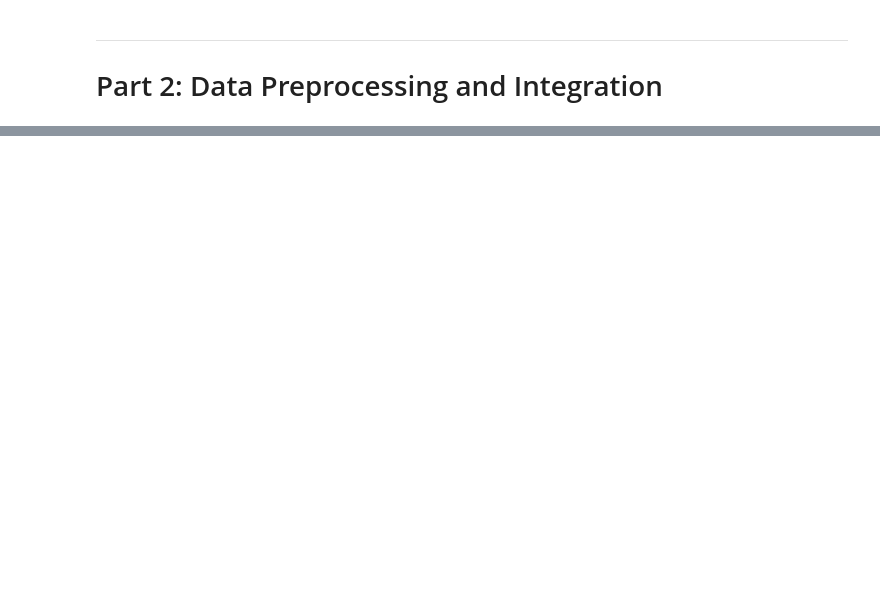
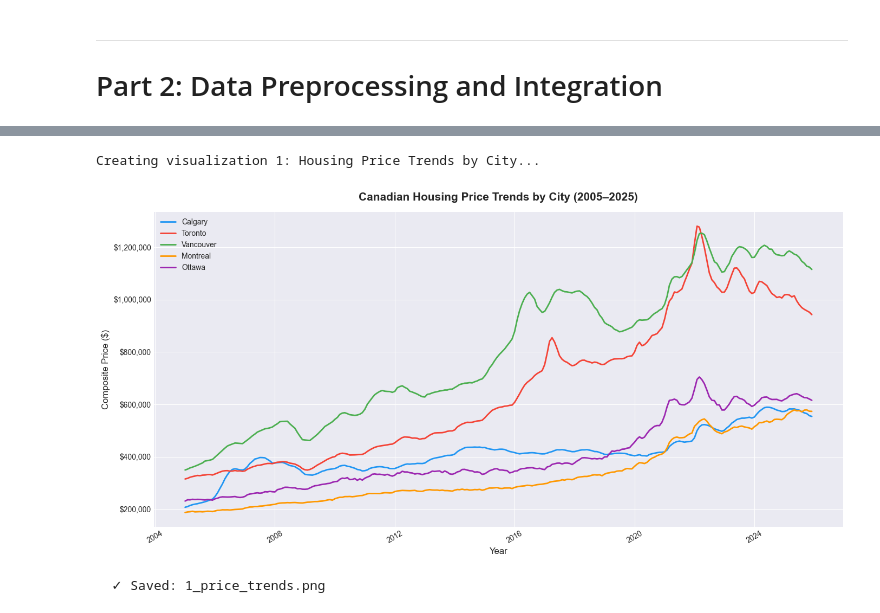
Before and after one commit to ChloeLeeFullStackDeveloper/CANADIAN-HOUSING-MARKET-ANALYSIS, a Jupyter notebook: 02_Notebooks/Housing_Analysis_EDA.ipynb, the cells around one changed output, grey strips where cells are left out. Saved outputs shown, nothing was run; the diff lists cells and outputs as text; code cells hidden in the pictures; blank space fills up the shorter version.

```diff
--- a/02_Notebooks/Housing_Analysis_EDA.ipynb
+++ b/02_Notebooks/Housing_Analysis_EDA.ipynb
@@ -822,0 +295,20 @@ This file is ready for modeling!
+# %%
+print("\n" + "=" * 80)
+print("FEATURE ENGINEERING COMPLETE!")
+print("=" * 80)
+print(f"Total columns: {len(df.columns)}")
+
+new_features = [
+    'Index_Lag1', 'Index_Lag3', 'Index_Lag12',
+    'Index_MoM_Change', 'Index_YoY_Change', 'Mortgage_5Y_Change',
+    'Index_MA3', 'Index_MA12',
+    'Month', 'Quarter', 'Year',
+    'Price_Above_MA3', 'MA3_MA12_Diff'
+]
+
+print("\nNew features created:")
+for f in new_features:
+    missing_count = df[f].isnull().sum()
+    print(f"  ✓ {f:25} ({missing_count} missing — expected for lag start)")
+
+print(f"\nDataset shape: {df.shape}")
@@ -822,0 +338,31 @@ This file is ready for modeling!
+# %%
+# EDA 1: Housing Price Trends by City
+print("Creating visualization 1: Housing Price Trends by City...")
+
+cities = df['City'].unique()
+colors = ['#2196F3', '#F44336', '#4CAF50', '#FF9800', '#9C27B0']
+
+fig, ax = plt.subplots(figsize=(14, 7))
+
+for i, city in enumerate(cities):
+    city_data = df[df['City'] == city].sort_values('Date')
+    label = city.replace('Greater ', '').replace(' CMA', '')
+    ax.plot(city_data['Date'], city_data['Price'],
+            label=label, color=colors[i], linewidth=2)
+
+ax.set_title('Canadian Housing Price Trends by City (2005–2025)',
+             fontsize=15, fontweight='bold', pad=15)
+ax.set_xlabel('Year', fontsize=12)
+ax.set_ylabel('Composite Price ($)', fontsize=12)
+ax.legend(fontsize=10, loc='upper left')
+ax.yaxis.set_major_formatter(plt.FuncFormatter(lambda x, _: f'${x:,.0f}'))
+ax.tick_params(axis='x', rotation=30)
+
+plt.tight_layout()
+plt.savefig('../03_Results/visualization/1_price_trends.png', dpi=150, bbox_inches='tight')
+plt.show()
+print("  ✓ Saved: 1_price_trends.png")
+# %% [output]
+Creating visualization 1: Housing Price Trends by City...
+[figure, added]
+  ✓ Saved: 1_price_trends.png
```
Also changed, not shown: parts of 68 cells of this notebook, 32 other files.
